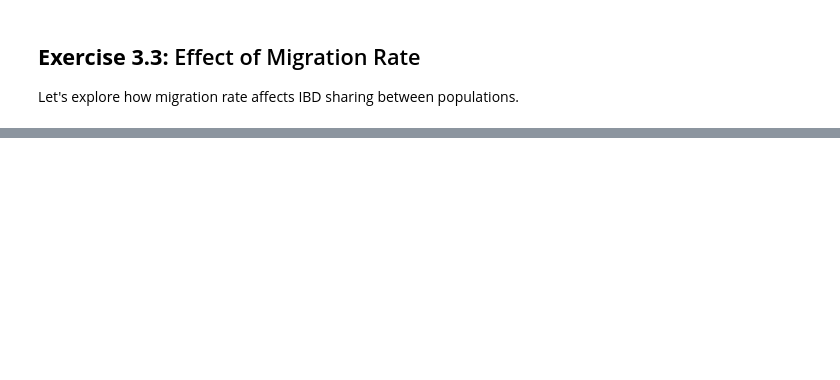
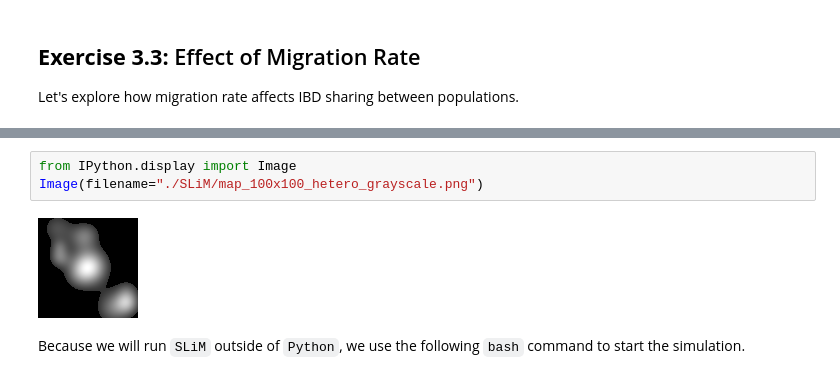
Before and after one commit to PA-GAGNAIRE/DevOCGen, a Jupyter notebook: IBD_genomics_workshop.ipynb, the cells around one changed output, grey strips where cells are left out. Drawn from its saved outputs; the diff is of its cells as text; blank space fills up the shorter version.

```diff
--- a/IBD_genomics_workshop.ipynb
+++ b/IBD_genomics_workshop.ipynb
@@ -1148,3 +1051,10 @@ A useful visualization for spatial structure is an IBD sharing matrix showing pa
+# %%
+from IPython.display import Image
+Image(filename="./SLiM/map_100x100_hetero_grayscale.png")
+# %% [output]
+[figure, added]
+# %% [markdown]
+Because we will run `SLiM` outside of `Python`, we use the following `bash` command to start the simulation.
 # %%
 %%bash
 slim ./SLiM/heterogeneous_N_simulations.slim
```
Also changed, not shown: parts of 57 cells of this notebook, 4 other files.
